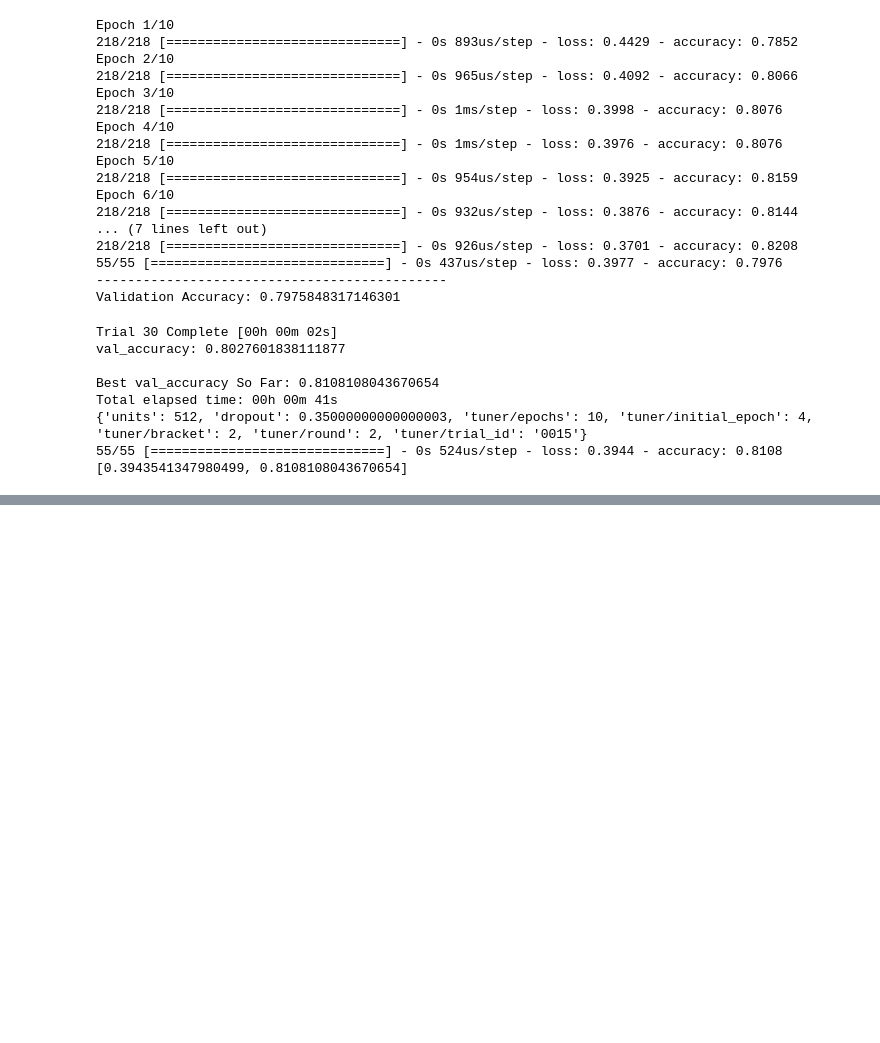
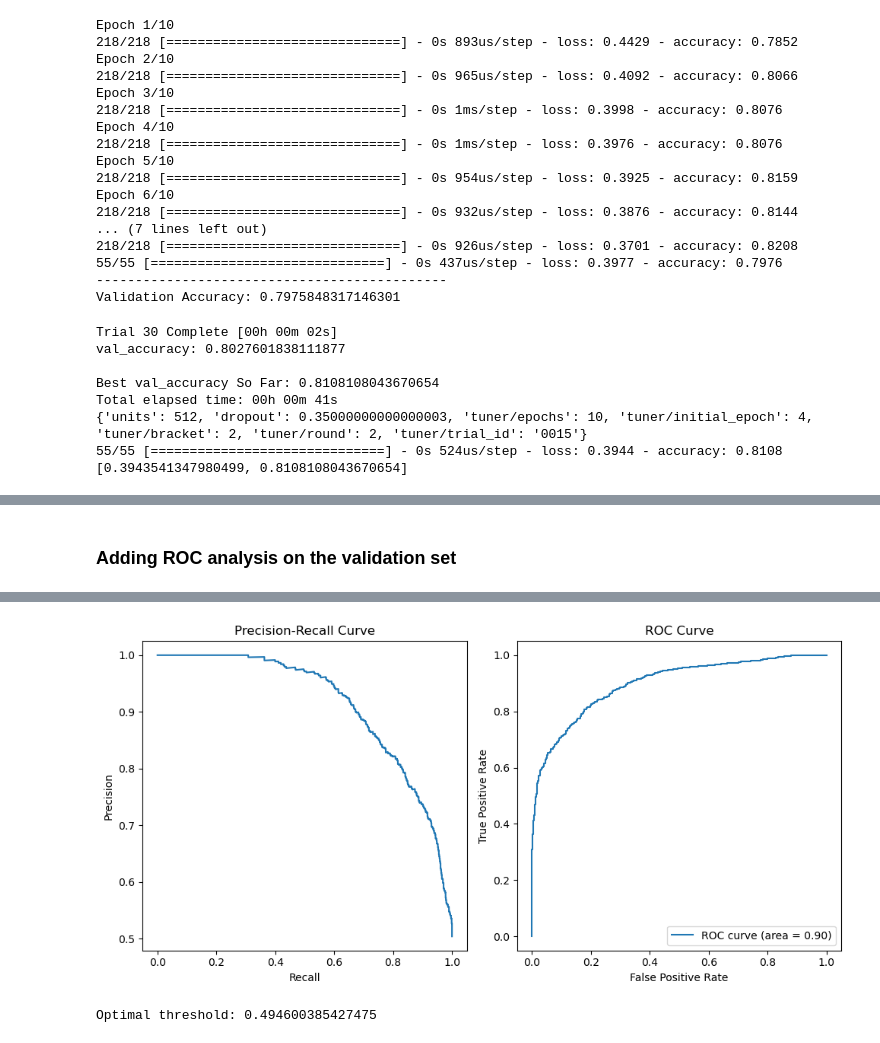
Before and after one commit to jimhitt/Kaggle_SpaceshipTitanic, a Jupyter notebook: DeepNeuralNet_v4.ipynb, the cells around one changed output, grey strips where cells are left out. Drawn from its saved outputs; the diff is of its cells as text; code cells hidden in the pictures; blank space fills up the shorter version.

Commit message:
added ROC analysis and optimal threshold

```diff
--- a/DeepNeuralNet_v4.ipynb
+++ b/DeepNeuralNet_v4.ipynb
@@ -248,0 +228,43 @@ _________________________________________________________________
+# %% [markdown]
+### Adding ROC analysis on the validation set
+# %%
+from sklearn.metrics import precision_recall_curve, roc_curve, auc, f1_score
+import numpy as np
+
+y_val_pred = tuner.get_best_models()[0].predict(X_val_preprocessed)
+
+# Calculate precision, recall, and thresholds
+precision, recall, thresholds = precision_recall_curve(y_val, y_val_pred)
+
+# Calculate F1 scores for different thresholds
+f1_scores = 2 * recall * precision / (recall + precision)
+
+plt.figure(figsize=(10, 5))
+
+# Plot Precision-Recall curve
+plt.subplot(1, 2, 1)
+plt.plot(recall, precision)
+plt.xlabel('Recall')
+plt.ylabel('Precision')
+plt.title('Precision-Recall Curve')
+
+# Plot ROC curve
+fpr, tpr, _ = roc_curve(y_val, y_val_pred)
+roc_auc = auc(fpr, tpr)
+
+plt.subplot(1, 2, 2)
+plt.plot(fpr, tpr, label=f'ROC curve (area = {roc_auc:.2f})')
+plt.xlabel('False Positive Rate')
+plt.ylabel('True Positive Rate')
+plt.title('ROC Curve')
+plt.legend(loc='lower right')
+
+plt.tight_layout()
+plt.show()
+
+# Find the optimal threshold
+optimal_idx = np.argmax(f1_scores)
+optimal_threshold = thresholds[optimal_idx]
+
+print(f"Optimal threshold: {optimal_threshold}")
+# %% [output]
@@ -249,3 +284,5 @@ _________________________________________________________________
+[figure, added]
+Optimal threshold: 0.494600385427475
 # %%
 # load the test data
 df_test = pd.read_csv('data/test.csv')
```
Also changed, not shown: parts of 3 cells of this notebook.
